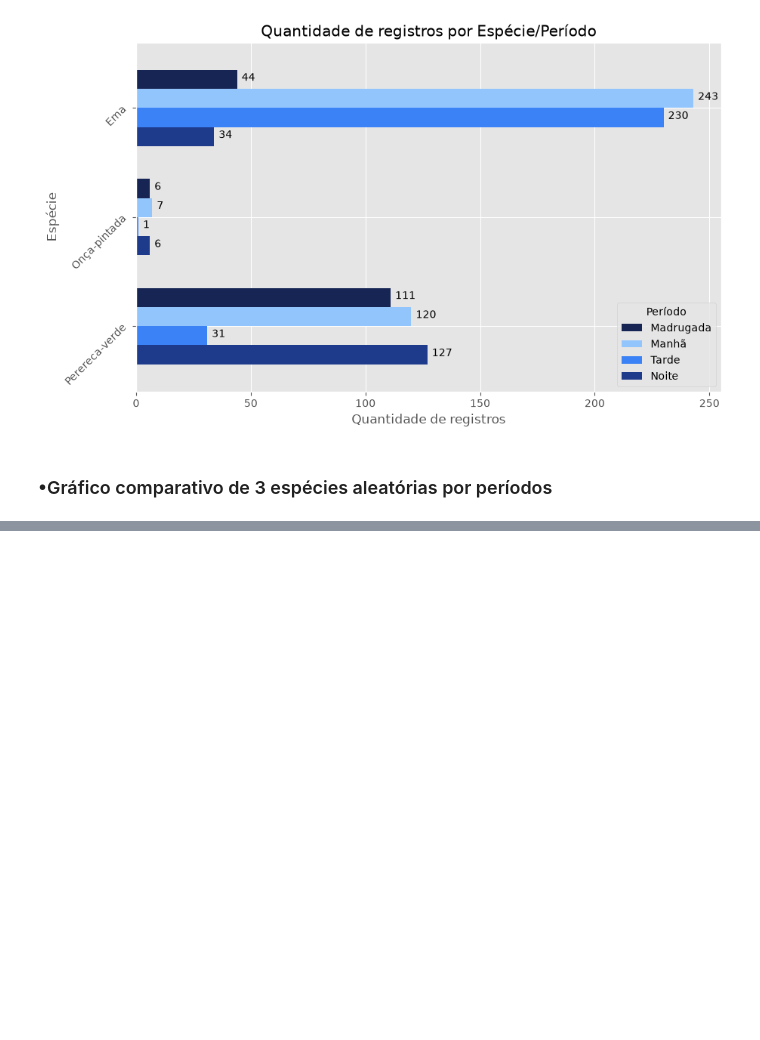
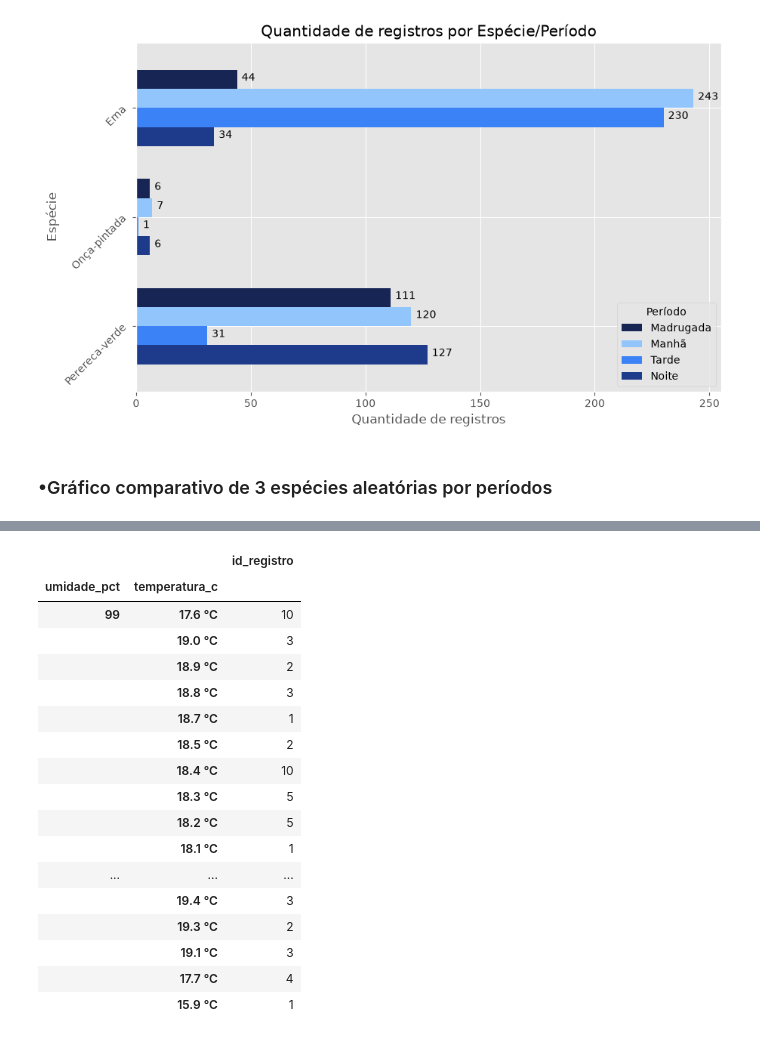
Before and after one commit to dinizjr/Trilha-IA, a Jupyter notebook: DS/Ex01.ipynb, the cells around one changed output, grey strips where cells are left out. Saved outputs shown, nothing was run; the diff lists cells and outputs as text; code cells hidden in the pictures; blank space fills up the shorter version.

```diff
--- a/DS/Ex01.ipynb
+++ b/DS/Ex01.ipynb
@@ -548,0 +690,37 @@ plt.show()
+# %%
+anfibios = (
+    dt[[
+        "id_registro",
+        "umidade_pct",
+        "temperatura_c"]]
+        .assign(
+        umidade_pct=lambda x: pd.to_numeric(
+            x["umidade_pct"].str.replace("%", "", regex=False),
+            errors="coerce"
+        ).round().astype("Int64")
+    )
+    .groupby(["umidade_pct", "temperatura_c"])
+    .count()
+    .sort_values(by="umidade_pct", ascending=False)
+)
+
+anfibios.head(30)
+# %% [output]
+|  |  | id_registro |
+| umidade_pct | temperatura_c |  |
+| 99 | 17.6 °C | 10 |
+|  | 19.0 °C | 3 |
+|  | 18.9 °C | 2 |
+|  | 18.8 °C | 3 |
+|  | 18.7 °C | 1 |
+|  | 18.5 °C | 2 |
+|  | 18.4 °C | 10 |
+|  | 18.3 °C | 5 |
+|  | 18.2 °C | 5 |
+|  | 18.1 °C | 1 |
+| ... | ... | ... |
+|  | 19.4 °C | 3 |
+|  | 19.3 °C | 2 |
+|  | 19.1 °C | 3 |
+|  | 17.7 °C | 4 |
+|  | 15.9 °C | 1 |
```
Also changed, not shown: parts of 15 cells of this notebook.
